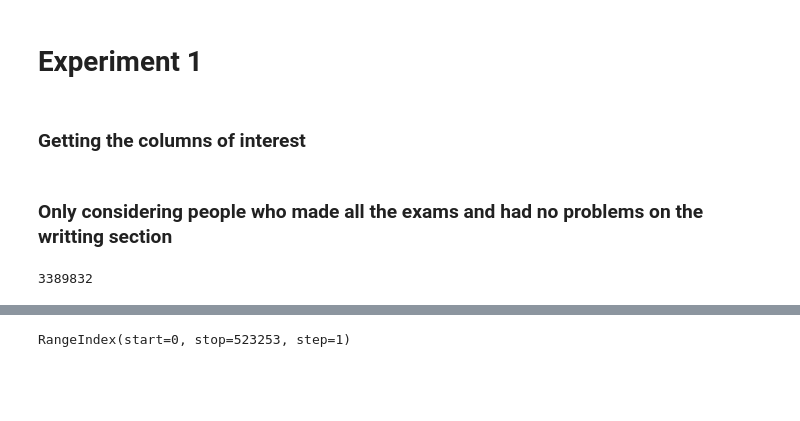
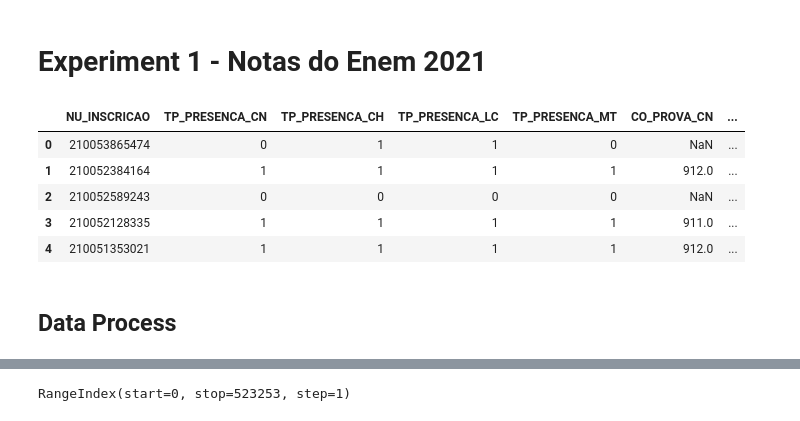
Before and after one commit to ma-ath/experiment-design, a Jupyter notebook: experiment1.ipynb, the cells around one changed output, grey strips where cells are left out. Drawn from its saved outputs; the diff is of its cells as text; code cells hidden in the pictures; blank space fills up the shorter version.

```diff
--- a/experiment1.ipynb
+++ b/experiment1.ipynb
@@ -1,2 +1,2 @@
 # %% [markdown]
-# Experiment 1
+# Experiment 1 - Notas do Enem 2021
@@ -16,30 +3,46 @@ microdados_2021 = pd.read_csv(datapaths["2021"], encoding="ISO-8859-1", delimite
-# %% [markdown]
-### Getting the columns of interest
 # %%
-# Columns we are interested in
+import pandas as pd
+
+datapaths = {   "2015": "./datasets/extracted/DADOS/MICRODADOS_ENEM_2015.csv",
+                "2016": "./datasets/extracted/DADOS/microdados_enem_2016.csv",
+                "2017": "./datasets/extracted/DADOS/MICRODADOS_ENEM_2017.csv",
+                "2018": "./datasets/extracted/DADOS/MICRODADOS_ENEM_2018.csv",
+                "2019": "./datasets/extracted/DADOS/MICRODADOS_ENEM_2019.csv",
+                "2020": "./datasets/extracted/DADOS/MICRODADOS_ENEM_2020.csv",
+                "2021": "./datasets/extracted/DADOS/MICRODADOS_ENEM_2021.csv"}
+
+# Load the 2021 dataset
+microdados_2021 = pd.read_csv(datapaths["2021"], encoding="ISO-8859-1", delimiter=";")
+
+# Select columns we are interested in analysing
 columns_of_interest = [
     "NU_INSCRICAO", # Numero de Inscricao
     "TP_PRESENCA_CN", # "Presença na prova objetiva de Ciências da Natureza"
     "TP_PRESENCA_CH", # "Presença na prova objetiva de Ciências Humanas"
     "TP_PRESENCA_LC", # "Presença na prova objetiva de Linguagens e Códigos"
     "TP_PRESENCA_MT", # "Presença na prova objetiva de Matemática"
     "CO_PROVA_CN", # "Código do tipo de prova de Ciências da Natureza"
     "CO_PROVA_CH", # "Código do tipo de prova de Ciências Humanas"
     "CO_PROVA_LC", # "Código do tipo de prova de Linguagens e Códigos"
     "CO_PROVA_MT", # "Código do tipo de prova de Matemática"
     "NU_NOTA_CN", # "Nota da prova de Ciências da Natureza"
     "NU_NOTA_CH", # "Nota da prova de Ciências Humanas"
     "NU_NOTA_LC", # "Nota da prova de Linguagens e Códigos"
     "NU_NOTA_MT", # "Nota da prova de Matemática"
     "TP_STATUS_REDACAO", # "Situação da redação do participante"
     "NU_NOTA_REDACAO" # "Nota da prova de redação"
 ]
 
 data = microdados_2021[columns_of_interest]
+
+data.head()
+# %% [output]
+|  | NU_INSCRICAO | TP_PRESENCA_CN | TP_PRESENCA_CH | TP_PRESENCA_LC | TP_PRESENCA_MT | CO_PROVA_CN | ... |
+| 0 | 210053865474 | 0 | 1 | 1 | 0 | NaN | ... |
+| 1 | 210052384164 | 1 | 1 | 1 | 1 | 912.0 | ... |
+| 2 | 210052589243 | 0 | 0 | 0 | 0 | NaN | ... |
+| 3 | 210052128335 | 1 | 1 | 1 | 1 | 911.0 | ... |
+| 4 | 210051353021 | 1 | 1 | 1 | 1 | 912.0 | ... |
-# %% [markdown]
-### Only considering people who made all the exams and had no problems on the writting section
-# %%
-data.NU_INSCRICAO.__len__()
-# %% [output]
-3389832
+# %% [markdown]
+## Data Process
 # %%
```
Also changed, not shown: parts of 10 cells of this notebook.
